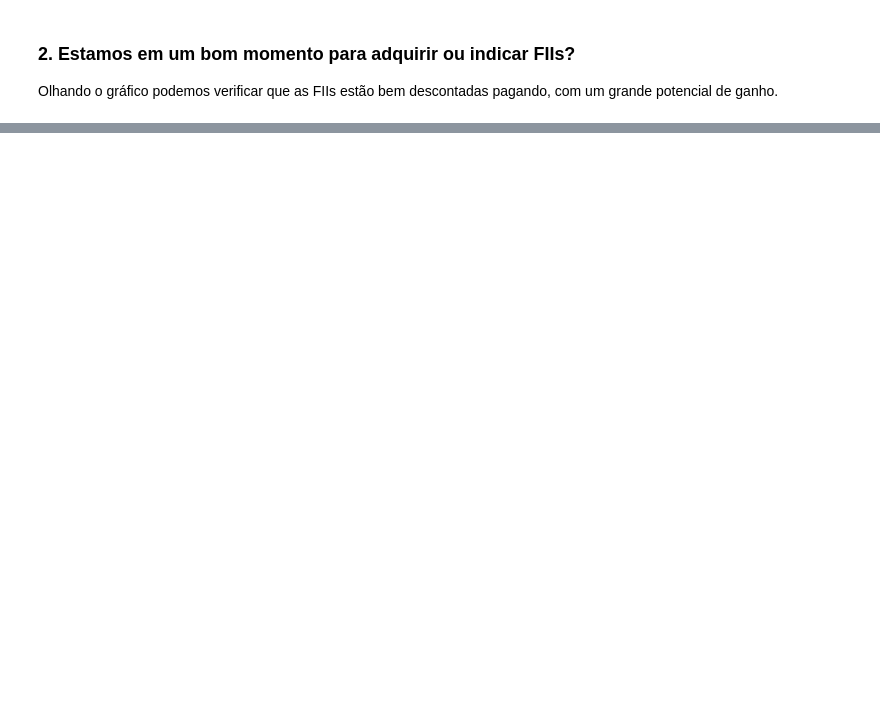
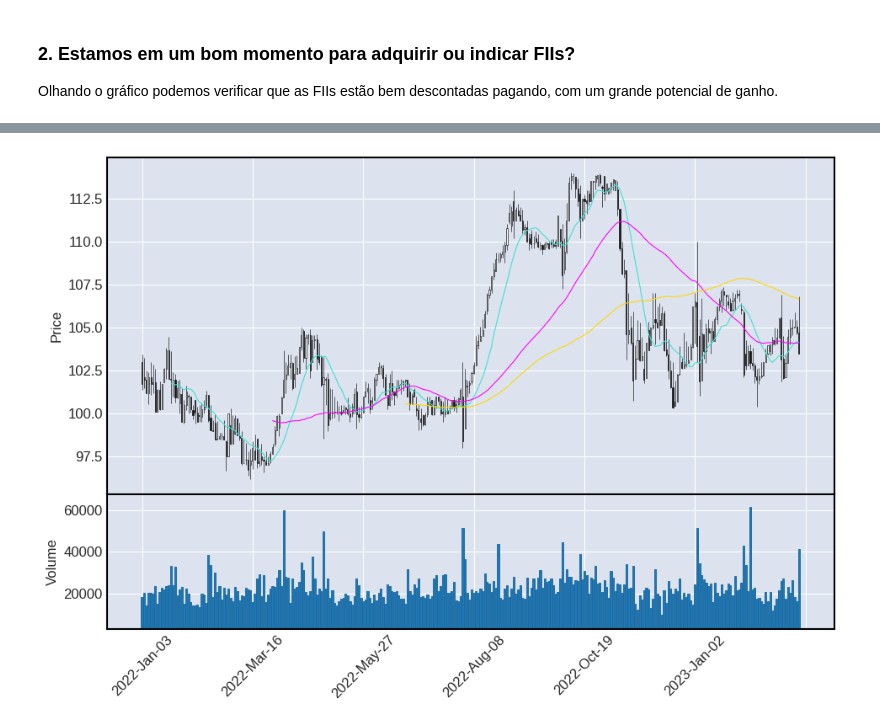
Before and after one commit to andrebarsotti/btc-crv, a Jupyter notebook: modulo-I/02-desafio/desafio.ipynb, the cells around one changed output, grey strips where cells are left out. Saved outputs shown, nothing was run; the diff lists cells and outputs as text; code cells hidden in the pictures; blank space fills up the shorter version.

Commit message:
Plotando gráfico da VISC11

```diff
--- a/modulo-I/02-desafio/desafio.ipynb
+++ b/modulo-I/02-desafio/desafio.ipynb
@@ -154,0 +159,4 @@ Olhando o gráfico podemos verificar que as FIIs estão bem descontadas pagando,
+# %%
+cotacoes_visc11 = pd.read_excel('01-dados-limpos/VISC11-230101-230312.xlsx')
+
+cotacoes_visc11.info()
@@ -154,0 +178,17 @@ Olhando o gráfico podemos verificar que as FIIs estão bem descontadas pagando,
+# %%
+cotacoes_visc11.drop('Var%', axis=1, inplace=True)
+
+cotacoes_visc11.rename(columns={'Vol.(K)':'Volume'}, inplace=True)
+cotacoes_visc11['Volume'] = cotacoes_visc11['Volume'] * 1000
+
+cotacoes_visc11.set_index('Data',inplace=True)
+cotacoes_visc11.sort_index(inplace=True)
+
+cotacoes_visc11 = cotacoes_visc11[['Abertura','Maxima', 'Minima', 'Ultimo', 'Volume']]
+cotacoes_visc11.columns = ['Open', 'High', 'Low', 'Close','Volume']
+
+cotacoes_visc11['MA14'] = cotacoes_visc11['Close'].rolling(window=14).mean()
+cotacoes_visc11['MA60'] = cotacoes_visc11['Close'].rolling(window=60).mean()
+cotacoes_visc11['MA120'] = cotacoes_visc11['Close'].rolling(window=120).mean()
+
+cotacoes_visc11.head()
@@ -154,0 +203,6 @@ Olhando o gráfico podemos verificar que as FIIs estão bem descontadas pagando,
+# %%
+import mplfinance as mpf
+
+mpf.plot(cotacoes_visc11, type='candle', mav=[14,60,120], volume=True, figsize=(12,8))
+# %% [output]
+[figure, added]
```
Also changed, not shown: parts of 10 cells of this notebook, 4 other files.
